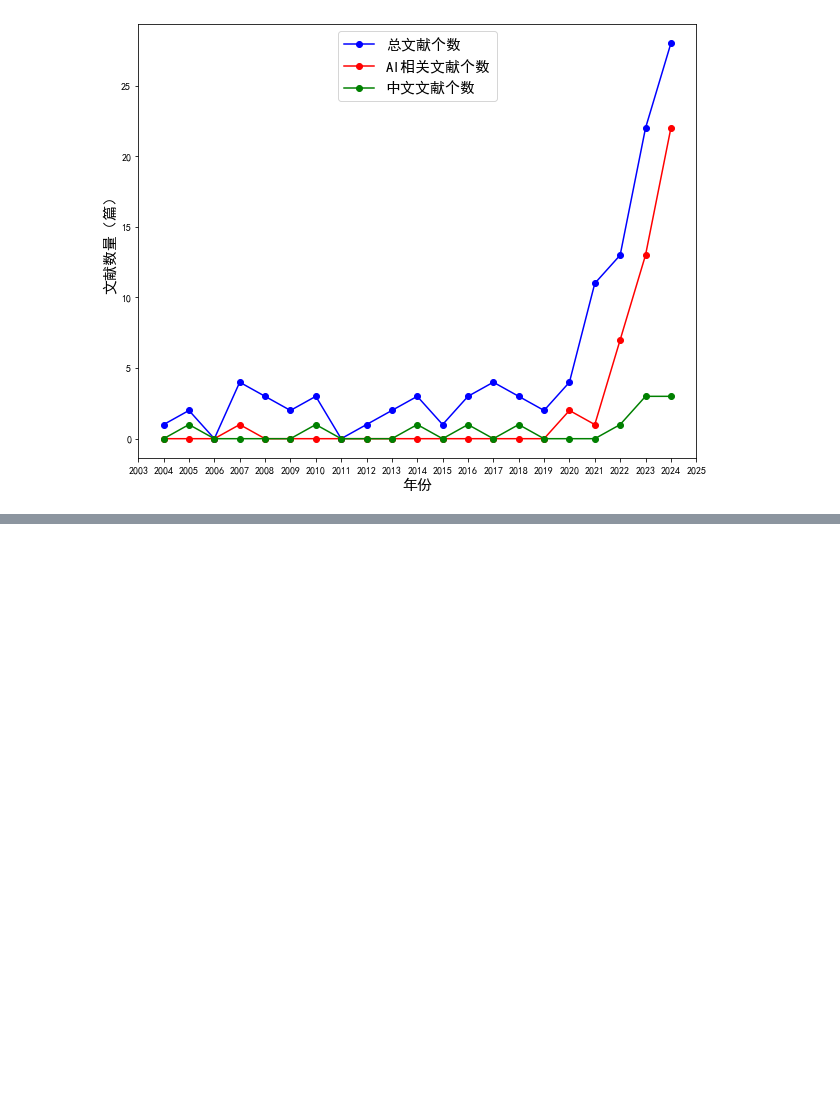
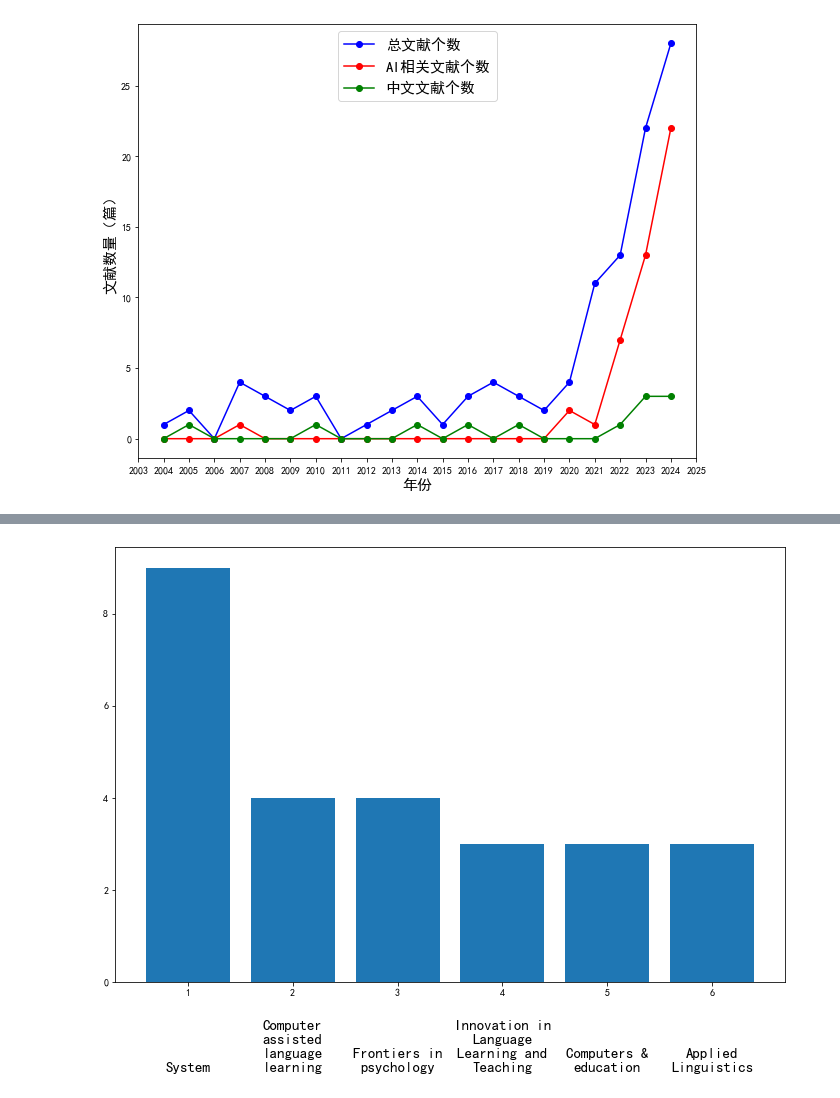
Before and after one commit to wangwei83/paper_fig_refine, a Jupyter notebook: plot_papers.ipynb, the cells around one changed output, grey strips where cells are left out. Cells and saved outputs as stored; diff of their text form; code cells hidden in the pictures; blank space fills up the shorter version.

```diff
--- a/plot_papers.ipynb
+++ b/plot_papers.ipynb
@@ -202,0 +203,31 @@ Text(2028, 15, '高级计量')
+# %%
+import matplotlib.pyplot as plt
+import numpy as np
+from matplotlib.ticker import MultipleLocator, FormatStrFormatter
+import textwrap
+# 数据
+categories = ['System', 'Computer assisted language learning', 'Frontiers in psychology', 'Innovation in Language Learning and Teaching', 'Computers & education', 'Applied Linguistics']
+ca     = [1,2,3,4,5,6]
+values = [9, 4, 4, 3, 3, 3]
+
+# 创建图表
+fig, ax = plt.subplots(figsize=(12, 8))
+
+# 绘制柱状图
+bars = ax.bar(ca, values)
+
+# 添加标题和标签
+# ax.set_title('示例柱状图')
+# ax.set_xlabel('类别')
+# ax.set_ylabel('值')
+
+# 在每个柱子顶部标注类别名称，使用 textwrap 模块处理文本换行
+for bar, category in zip(bars, categories):
+    wrapped_text = "\n".join(textwrap.wrap(category, width=15))
+    ax.text(bar.get_x() + bar.get_width() / 2, -2, wrapped_text, ha='center', va='bottom', fontsize=15,fontdict={'family': 'serif', 'color': 'darkred', 'weight': 'bold'})
+
+
+# 显示图表
+plt.show()
+# %% [output]
+[figure, added]
```
Also changed, not shown: parts of 1 cell of this notebook, 6 other files.
